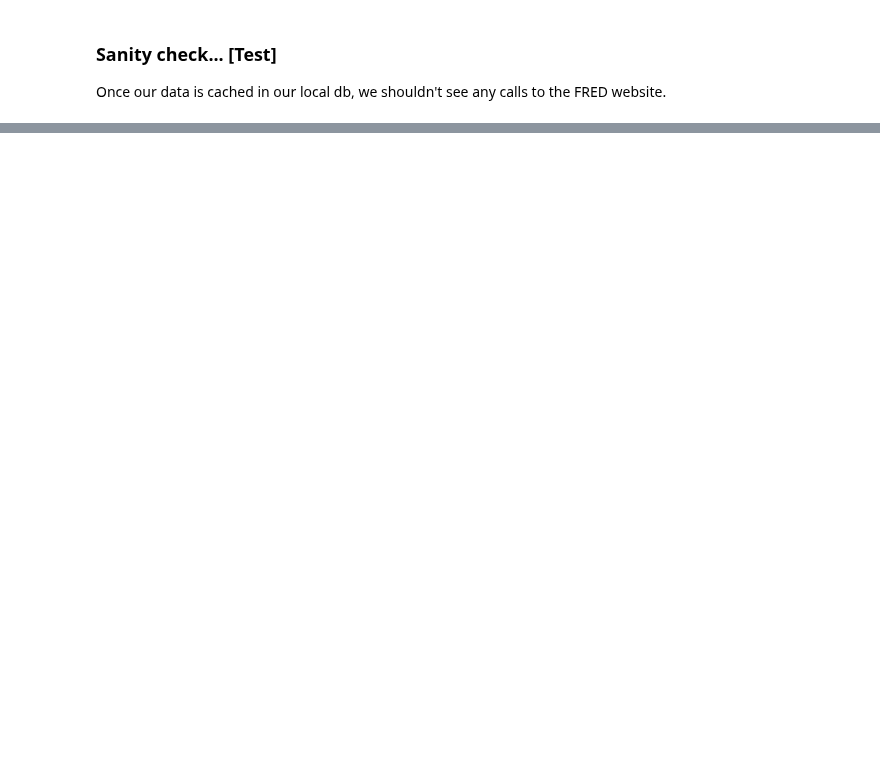
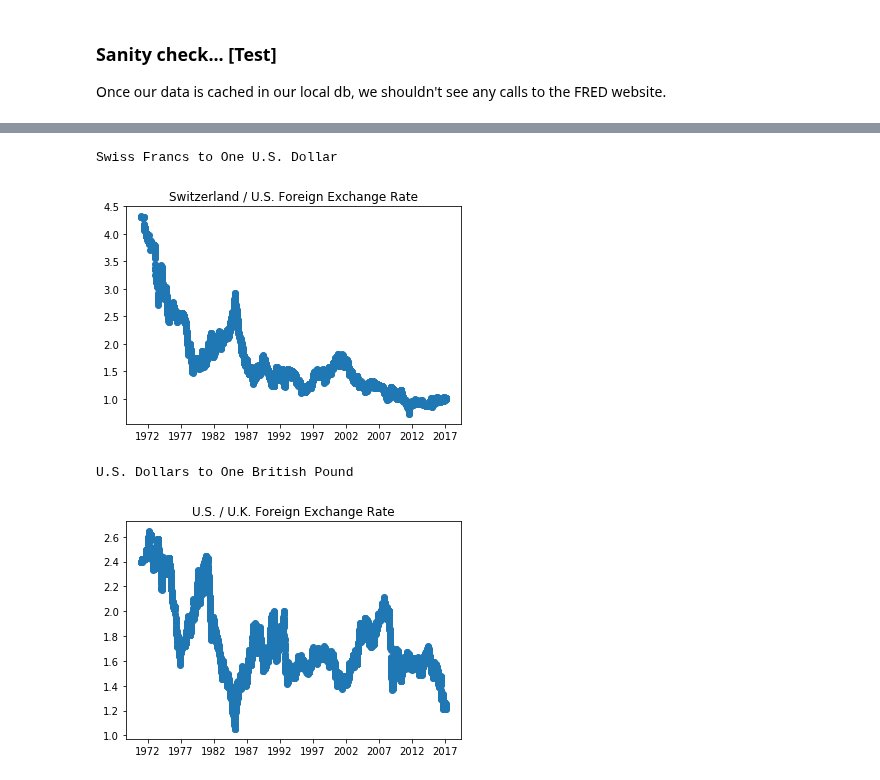
Before and after one commit to gorobei9/jtest, a Jupyter notebook: dynamo-7-FRED.ipynb, the cells around one changed output, grey strips where cells are left out. Cells and saved outputs as stored; diff of their text form; code cells hidden in the pictures; blank space fills up the shorter version.

Commit message:
more FRED stuff

```diff
--- a/dynamo-7-FRED.ipynb
+++ b/dynamo-7-FRED.ipynb
@@ -432,0 +683,13 @@ if fc.seriesNames():
+# %%
+chf = FredSeries.get('DEXSZUS', db, create=True)
+print chf.info()['units']
+chf.plot()
+
+gbp = FredSeries.get('DEXUSUK', db, create=True)
+print gbp.info()['units']
+gbp.plot()
+# %% [output]
+Swiss Francs to One U.S. Dollar
+[figure, added]
+U.S. Dollars to One British Pound
+[figure, added]
```
Also changed, not shown: parts of 12 cells of this notebook, 1 other file.
